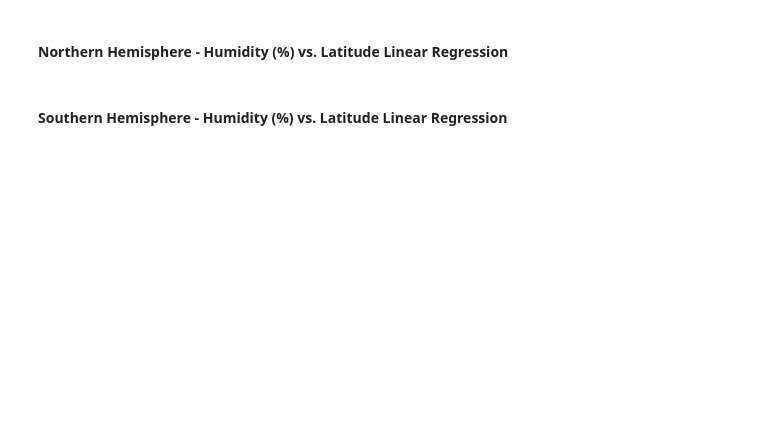
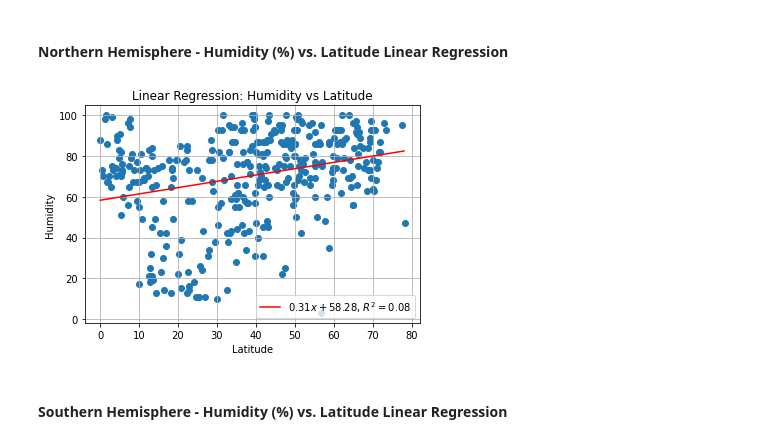
Before and after one commit to Alex8ab/python-api-challenge, a Jupyter notebook: WeatherPy/WeatherPy.ipynb, the cells around one changed output. Saved outputs shown, nothing was run; the diff lists cells and outputs as text; code cells hidden in the pictures; blank space fills up the shorter version.

```diff
--- a/WeatherPy/WeatherPy.ipynb
+++ b/WeatherPy/WeatherPy.ipynb
@@ -288,7 +327,9 @@ ln_regress(south_df["Lat"], south_df["MaxTemp"], "Max Temperature")
 # %% [markdown]
 ####  Northern Hemisphere - Humidity (%) vs. Latitude Linear Regression
 # %%
-ln_regress(north_df["Lat"], north_df["Humidity"], "Humidity")
+ln_regress(north_df["Lat"], north_df["Humidity"], "Humidity", 'Northern')
+# %% [output]
+[figure, added]
 # %% [markdown]
 ####  Southern Hemisphere - Humidity (%) vs. Latitude Linear Regression
 # %%
```
Also changed, not shown: parts of 20 cells of this notebook, 23 other files.
